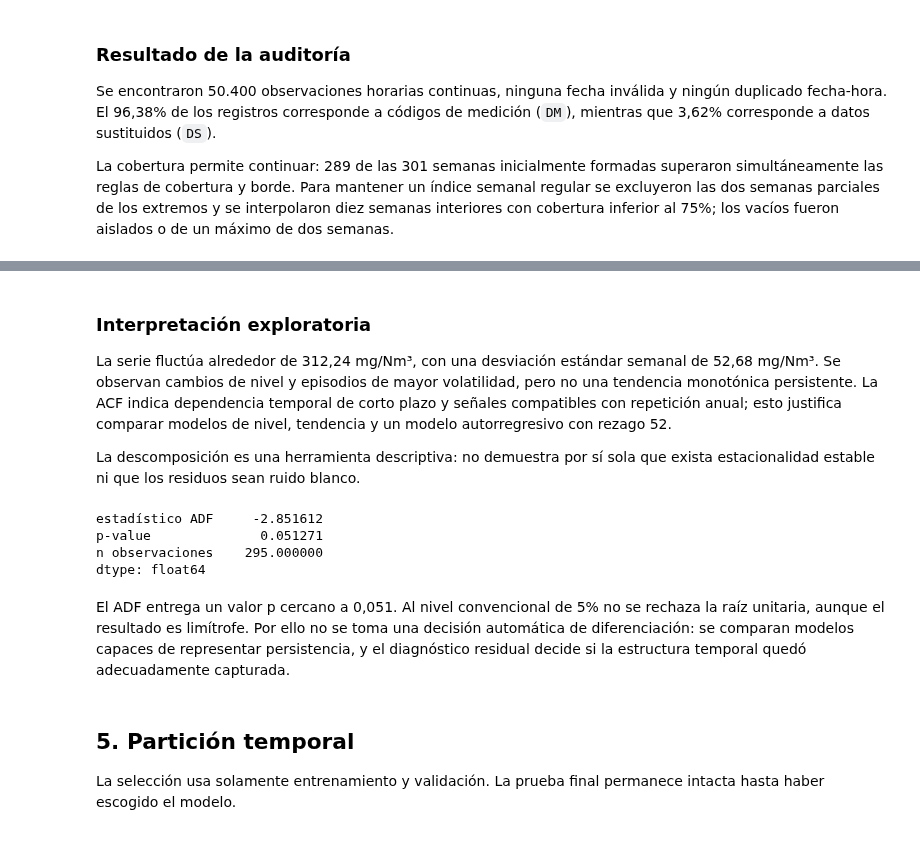
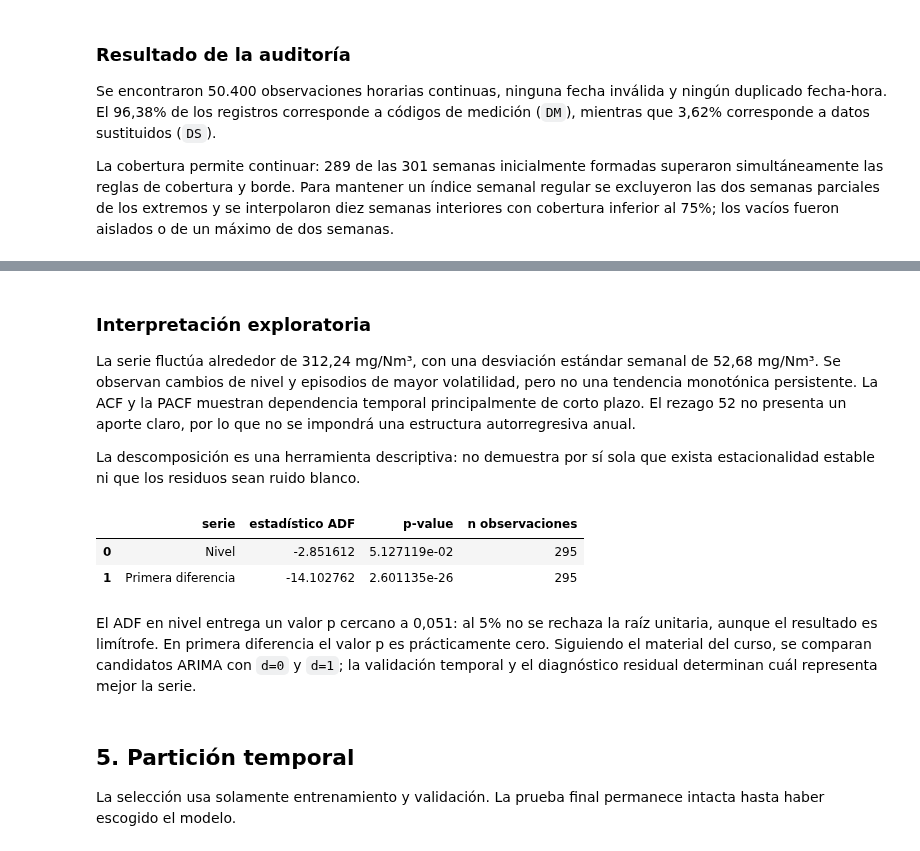
Before and after one commit to glopezr10/proyecto_series_tiempo, a Jupyter notebook: prototipo_entrega/Trabajo_Final_Series_Tiempo.ipynb, the cells around one changed output, grey strips where cells are left out. Saved outputs shown, nothing was run; the diff lists cells and outputs as text; code cells hidden in the pictures.

Commit message:
Reemplaza AutoReg por ARIMA y sincroniza entregables

```diff
--- a/prototipo_entrega/Trabajo_Final_Series_Tiempo.ipynb
+++ b/prototipo_entrega/Trabajo_Final_Series_Tiempo.ipynb
@@ -158,24 +160,25 @@ display(Image(filename=str(FIGURES / "03_acf_pacf.png")))
 # %% [markdown]
 ### Interpretación exploratoria
 
-La serie fluctúa alrededor de 312,24 mg/Nm³, con una desviación estándar semanal de 52,68 mg/Nm³. Se observan cambios de nivel y episodios de mayor volatilidad, pero no una tendencia monotónica persistente. La ACF indica dependencia temporal de corto plazo y señales compatibles con repetición anual; esto justifica comparar modelos de nivel, tendencia y un modelo autorregresivo con rezago 52.
+La serie fluctúa alrededor de 312,24 mg/Nm³, con una desviación estándar semanal de 52,68 mg/Nm³. Se observan cambios de nivel y episodios de mayor volatilidad, pero no una tendencia monotónica persistente. La ACF y la PACF muestran dependencia temporal principalmente de corto plazo. El rezago 52 no presenta un aporte claro, por lo que no se impondrá una estructura autorregresiva anual.
 
 La descomposición es una herramienta descriptiva: no demuestra por sí sola que exista estacionalidad estable ni que los residuos sean ruido blanco.
 # %%
 serie = semanal["nox_modelo_mg_nm3"].astype(float)
-adf = adfuller(serie)
-pd.Series({
-    "estadístico ADF": adf[0],
-    "p-value": adf[1],
-    "n observaciones": adf[3]
+adf_nivel = adfuller(serie)
+adf_diferencia = adfuller(serie.diff().dropna())
+pd.DataFrame({
+    "serie": ["Nivel", "Primera diferencia"],
+    "estadístico ADF": [adf_nivel[0], adf_diferencia[0]],
+    "p-value": [adf_nivel[1], adf_diferencia[1]],
+    "n observaciones": [adf_nivel[3], adf_diferencia[3]]
 })
 # %% [output]
-estadístico ADF     -2.851612
-p-value              0.051271
-n observaciones    295.000000
-dtype: float64
+|  | serie | estadístico ADF | p-value | n observaciones |
+| 0 | Nivel | -2.851612 | 5.127119e-02 | 295 |
+| 1 | Primera diferencia | -14.102762 | 2.601135e-26 | 295 |
 # %% [markdown]
-El ADF entrega un valor p cercano a 0,051. Al nivel convencional de 5% no se rechaza la raíz unitaria, aunque el resultado es limítrofe. Por ello no se toma una decisión automática de diferenciación: se comparan modelos capaces de representar persistencia, y el diagnóstico residual decide si la estructura temporal quedó adecuadamente capturada.
+El ADF en nivel entrega un valor p cercano a 0,051: al 5% no se rechaza la raíz unitaria, aunque el resultado es limítrofe. En primera diferencia el valor p es prácticamente cero. Siguiendo el material del curso, se comparan candidatos ARIMA con `d=0` y `d=1`; la validación temporal y el diagnóstico residual determinan cuál representa mejor la serie.
 # %% [markdown]
 ## 5. Partición temporal
 
```
Also changed, not shown: parts of 14 cells of this notebook, 22 other files.
